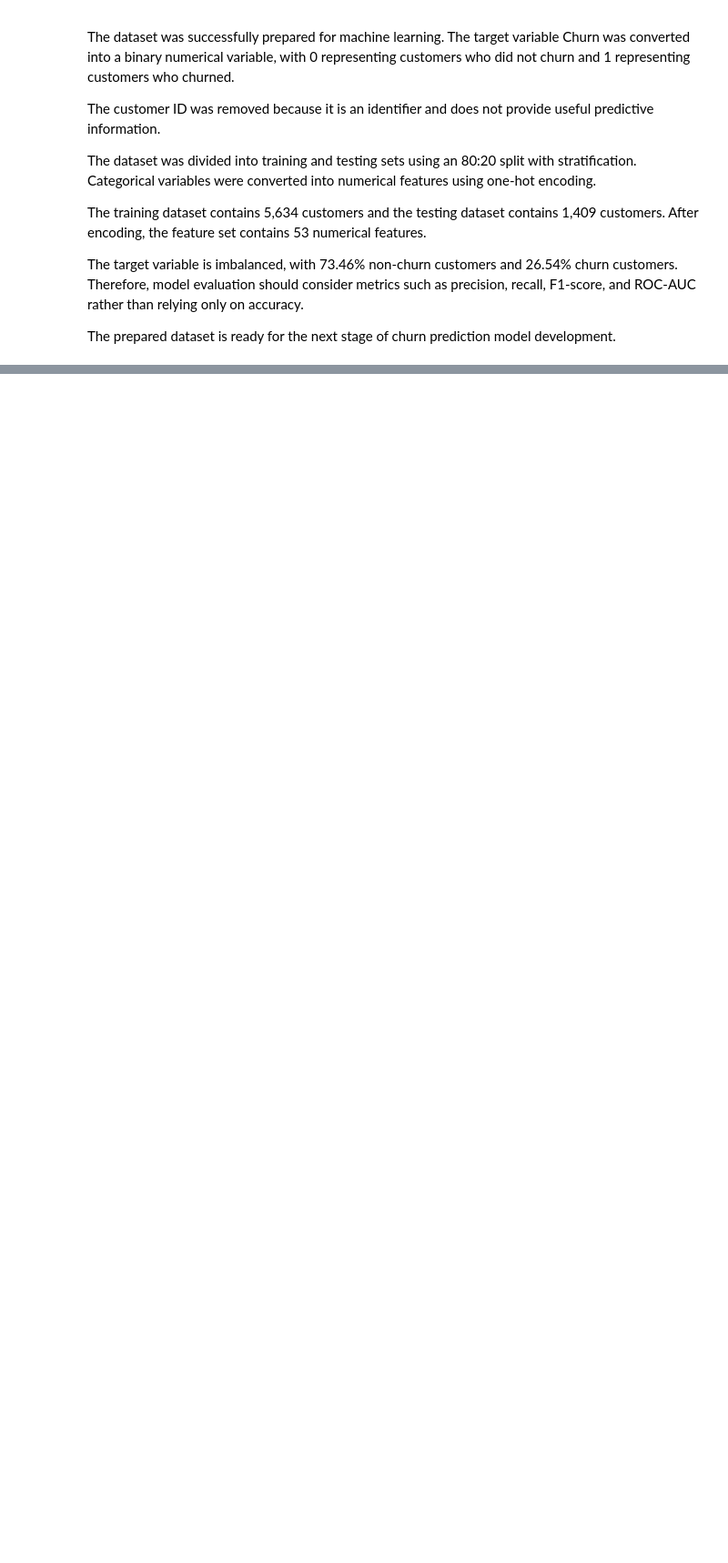
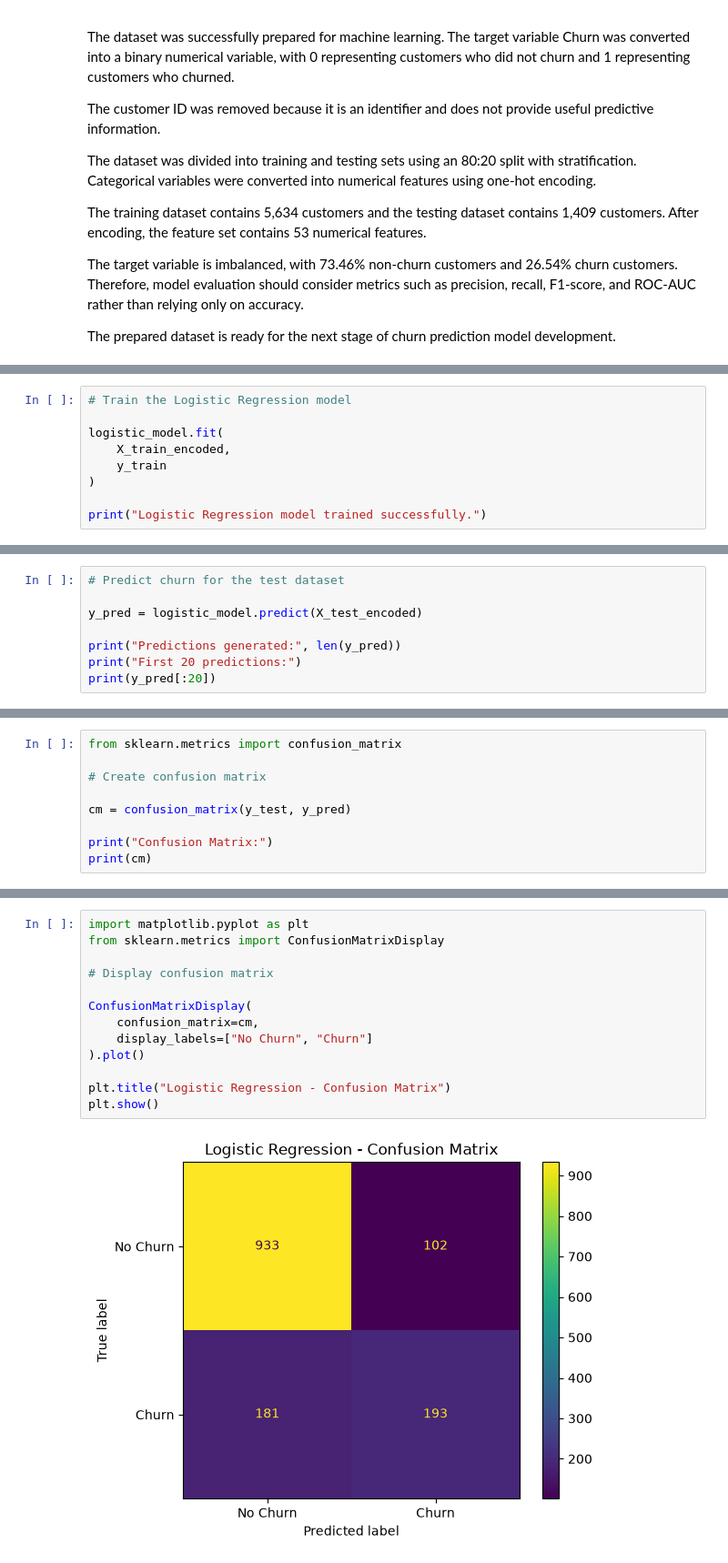
Before and after one commit to sagarsiddharth09-blip/customer-churn-LTV-engine, a Jupyter notebook: Akshay_Baseline_Analytics.ipynb, the cells around one changed output, grey strips where cells are left out. Shown at 91% size. Drawn from its saved outputs; the diff is of its cells as text; blank space fills up the shorter version.

Commit message:
Add Day 9 baseline churn model

```diff
--- a/Akshay_Baseline_Analytics.ipynb
+++ b/Akshay_Baseline_Analytics.ipynb
@@ -2538,0 +2562,9 @@ The prepared dataset is ready for the next stage of churn prediction model devel
+# %%
+# Train the Logistic Regression model
+
+logistic_model.fit(
+    X_train_encoded,
+    y_train
+)
+
+print("Logistic Regression model trained successfully.")
@@ -2538,0 +2585,8 @@ The prepared dataset is ready for the next stage of churn prediction model devel
+# %%
+# Predict churn for the test dataset
+
+y_pred = logistic_model.predict(X_test_encoded)
+
+print("Predictions generated:", len(y_pred))
+print("First 20 predictions:")
+print(y_pred[:20])
@@ -2538,0 +2613,9 @@ The prepared dataset is ready for the next stage of churn prediction model devel
+# %%
+from sklearn.metrics import confusion_matrix
+
+# Create confusion matrix
+
+cm = confusion_matrix(y_test, y_pred)
+
+print("Confusion Matrix:")
+print(cm)
@@ -2538,0 +2626,15 @@ The prepared dataset is ready for the next stage of churn prediction model devel
+# %%
+import matplotlib.pyplot as plt
+from sklearn.metrics import ConfusionMatrixDisplay
+
+# Display confusion matrix
+
+ConfusionMatrixDisplay(
+    confusion_matrix=cm,
+    display_labels=["No Churn", "Churn"]
+).plot()
+
+plt.title("Logistic Regression - Confusion Matrix")
+plt.show()
+# %% [output]
+[figure, added]
```
Also changed, not shown: parts of 14 cells of this notebook.
